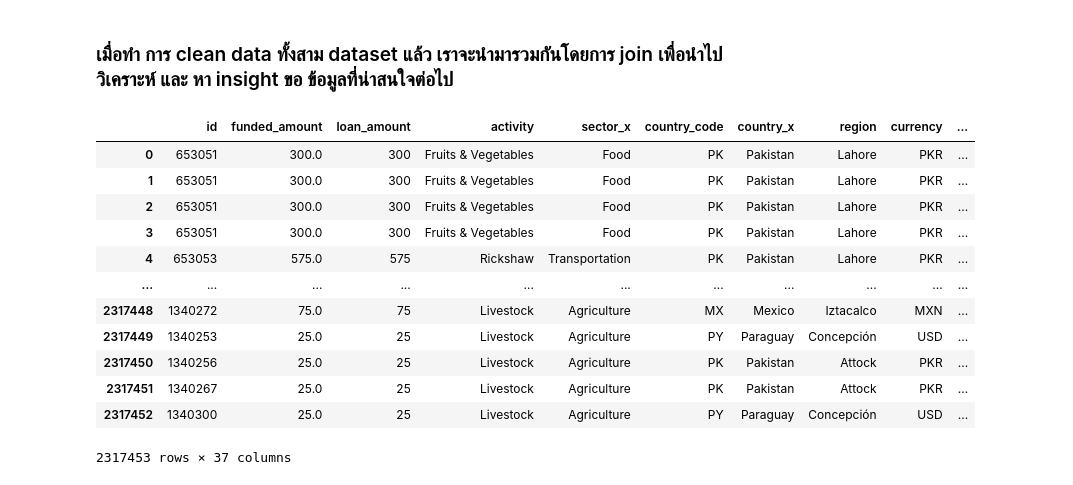
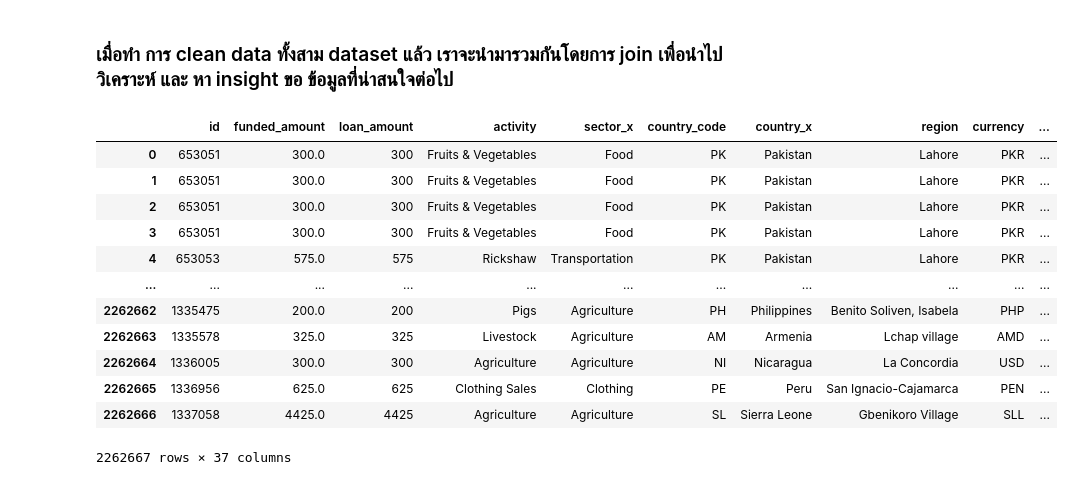
Before and after one commit to kornavit/project-data-sci-kavi, a Jupyter notebook: projectDataSci.ipynb, the cells around one changed output. Saved outputs shown, nothing was run; the diff lists cells and outputs as text; code cells hidden in the pictures.

```diff
--- a/projectDataSci.ipynb
+++ b/projectDataSci.ipynb
@@ -230,20 +230,20 @@ None
 # %% [markdown]
 ### เมื่อทำ การ clean data ทั้งสาม dataset แล้ว เราจะนำมารวมกันโดยการ join เพื่อนำไปวิเคราะห์ และ หา insight ขอ ข้อมูลที่น่าสนใจต่อไป
 # %%
-df_merged = pd.merge(kiva_loans,df_loan_themes_by_region, on='region', how='left')
+df_merged = pd.merge(kiva_loans,df_loan_themes_by_region, on='region', how='inner')
 df_merged
 # %% [output]
 |  | id | funded_amount | loan_amount | activity | sector_x | country_code | country_x | region | currency | ... |
 | 0 | 653051 | 300.0 | 300 | Fruits & Vegetables | Food | PK | Pakistan | Lahore | PKR | ... |
 | 1 | 653051 | 300.0 | 300 | Fruits & Vegetables | Food | PK | Pakistan | Lahore | PKR | ... |
 | 2 | 653051 | 300.0 | 300 | Fruits & Vegetables | Food | PK | Pakistan | Lahore | PKR | ... |
 | 3 | 653051 | 300.0 | 300 | Fruits & Vegetables | Food | PK | Pakistan | Lahore | PKR | ... |
 | 4 | 653053 | 575.0 | 575 | Rickshaw | Transportation | PK | Pakistan | Lahore | PKR | ... |
 | ... | ... | ... | ... | ... | ... | ... | ... | ... | ... | ... |
-| 2317448 | 1340272 | 75.0 | 75 | Livestock | Agriculture | MX | Mexico | Iztacalco | MXN | ... |
-| 2317449 | 1340253 | 25.0 | 25 | Livestock | Agriculture | PY | Paraguay | Concepción | USD | ... |
-| 2317450 | 1340256 | 25.0 | 25 | Livestock | Agriculture | PK | Pakistan | Attock | PKR | ... |
-| 2317451 | 1340267 | 25.0 | 25 | Livestock | Agriculture | PK | Pakistan | Attock | PKR | ... |
-| 2317452 | 1340300 | 25.0 | 25 | Livestock | Agriculture | PY | Paraguay | Concepción | USD | ... |
+| 2262662 | 1335475 | 200.0 | 200 | Pigs | Agriculture | PH | Philippines | Benito Soliven, Isabela | PHP | ... |
+| 2262663 | 1335578 | 325.0 | 325 | Livestock | Agriculture | AM | Armenia | Lchap village | AMD | ... |
+| 2262664 | 1336005 | 300.0 | 300 | Agriculture | Agriculture | NI | Nicaragua | La Concordia | USD | ... |
+| 2262665 | 1336956 | 625.0 | 625 | Clothing Sales | Clothing | PE | Peru | San Ignacio-Cajamarca | PEN | ... |
+| 2262666 | 1337058 | 4425.0 | 4425 | Agriculture | Agriculture | SL | Sierra Leone | Gbenikoro Village | SLL | ... |
-2317453 rows × 37 columns
+2262667 rows × 37 columns
 # %%
```
Also changed, not shown: parts of 1 cell of this notebook.
